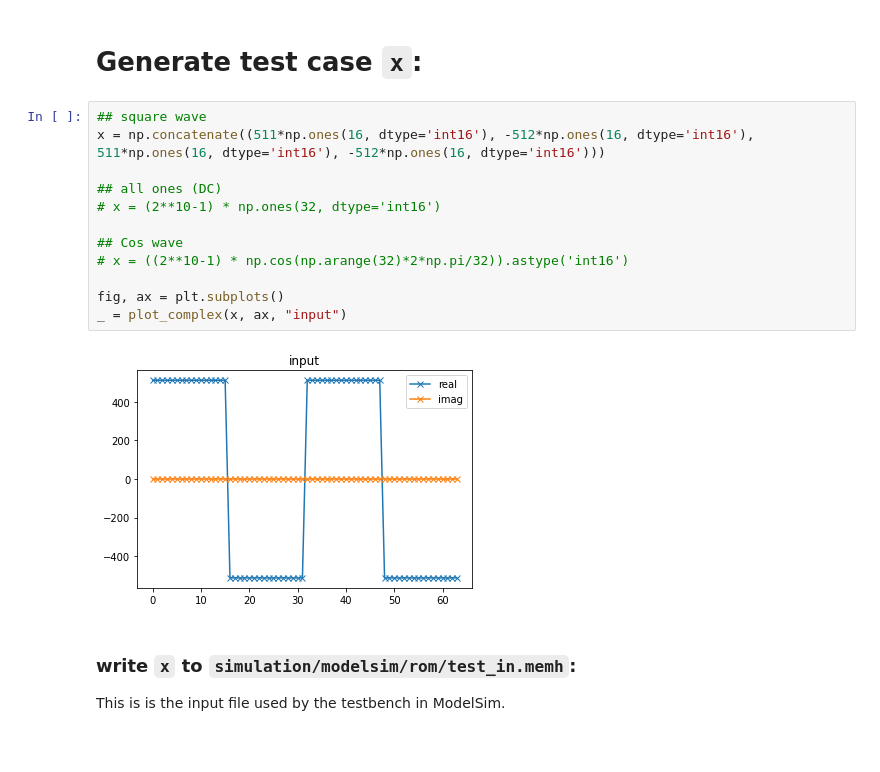
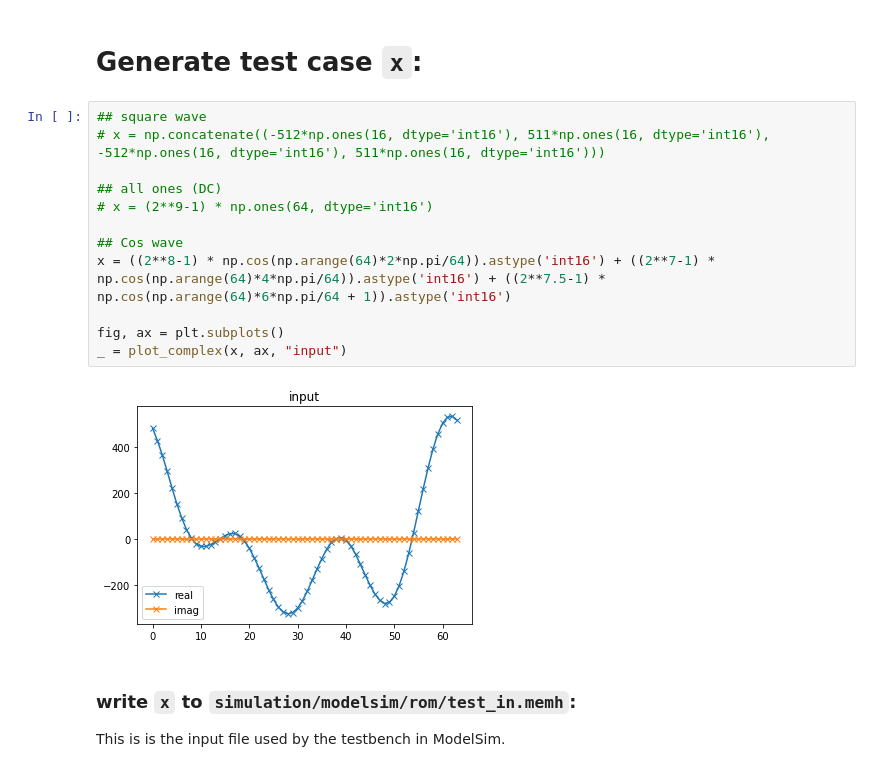
Before and after one commit to brianSimpkins/Harmonizer, a Jupyter notebook: fpga_code/simulation/fft_sim_visualization.ipynb, the cells around one changed output. Drawn from its saved outputs; the diff is of its cells as text.

```diff
--- a/fpga_code/simulation/fft_sim_visualization.ipynb
+++ b/fpga_code/simulation/fft_sim_visualization.ipynb
@@ -37,18 +37,18 @@ def int2hex(integer, digits):
 # Generate test case `x`:
 # %%
 ## square wave
-x = np.concatenate((511*np.ones(16, dtype='int16'), -512*np.ones(16, dtype='int16'), 511*np.ones(16, dtype='int16'), -512*np.ones(16, dtype='int16')))
+# x = np.concatenate((-512*np.ones(16, dtype='int16'), 511*np.ones(16, dtype='int16'), -512*np.ones(16, dtype='int16'), 511*np.ones(16, dtype='int16')))
 
 ## all ones (DC)
-# x = (2**10-1) * np.ones(32, dtype='int16')
+# x = (2**9-1) * np.ones(64, dtype='int16')
 
 ## Cos wave
-# x = ((2**10-1) * np.cos(np.arange(32)*2*np.pi/32)).astype('int16')
+x = ((2**8-1) * np.cos(np.arange(64)*2*np.pi/64)).astype('int16') + ((2**7-1) * np.cos(np.arange(64)*4*np.pi/64)).astype('int16') + ((2**7.5-1) * np.cos(np.arange(64)*6*np.pi/64 + 1)).astype('int16')
 
 fig, ax = plt.subplots()
 _ = plot_complex(x, ax, "input")
 # %% [output]
-[figure, old version]
+[figure, new version]
 # %% [markdown]
 ### write `x` to `simulation/modelsim/rom/test_in.memh`:
 This is is the input file used by the testbench in ModelSim.
```
Also changed, not shown: parts of 3 cells of this notebook, 6 other files.
